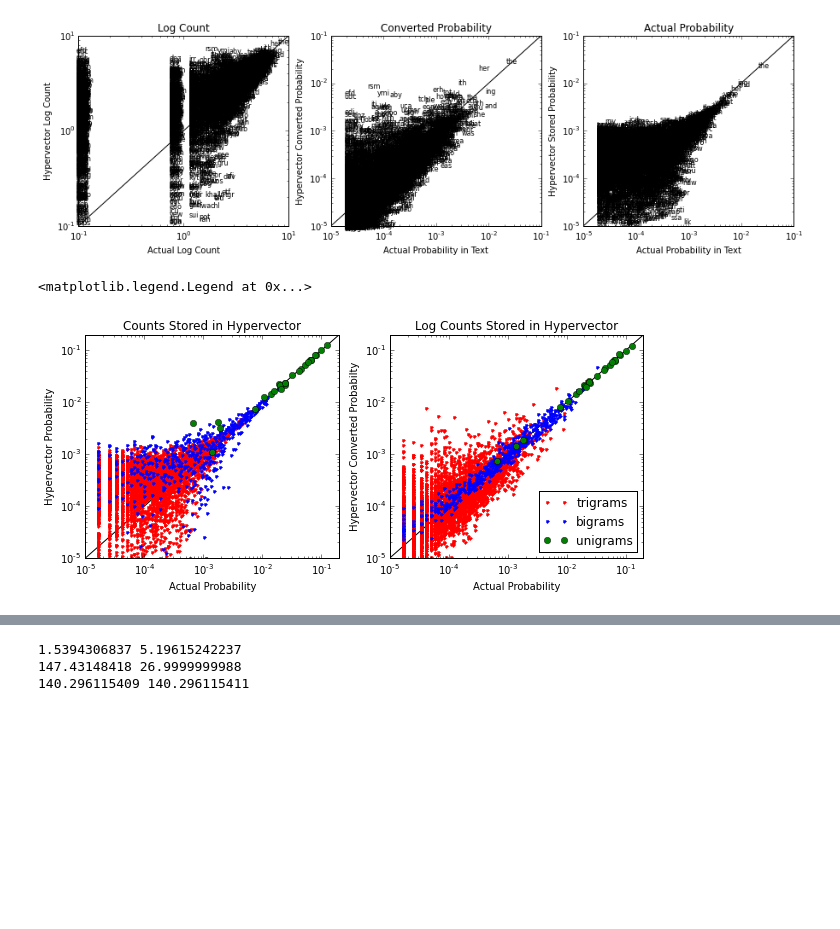
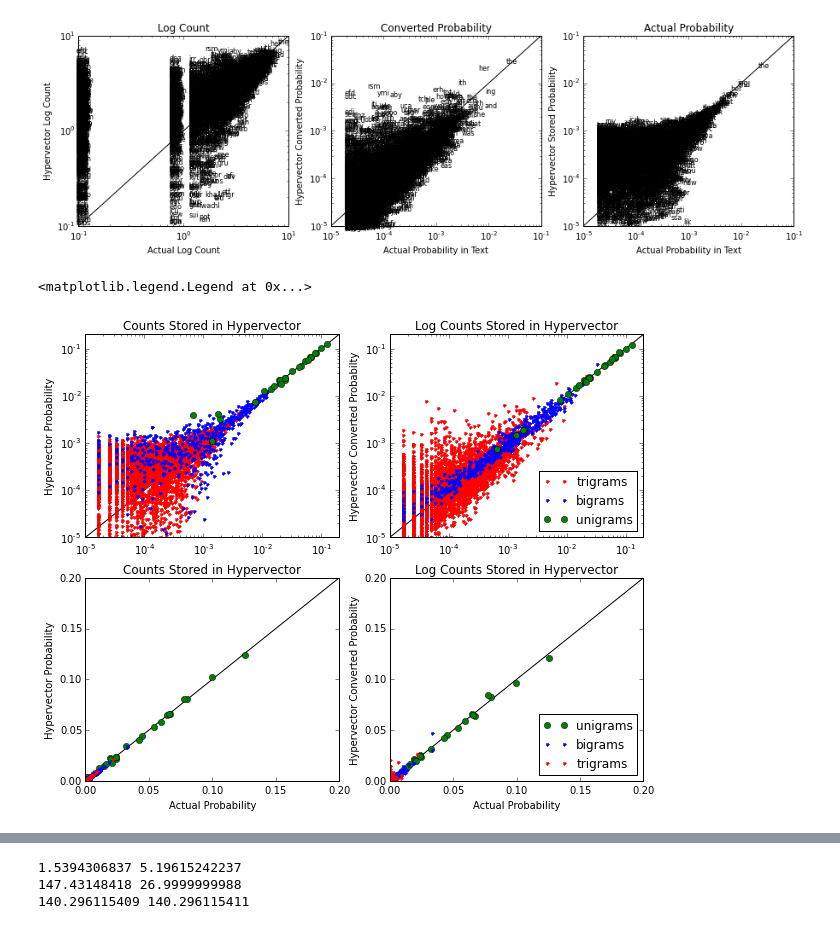
Before and after one commit to epaxon/HDlanguageDetection, a Jupyter notebook: hypervector_capacity-160401.ipynb, the cells around one changed output, grey strips where cells are left out. Saved outputs shown, nothing was run; the diff lists cells and outputs as text; code cells hidden in the pictures; blank space fills up the shorter version.

Commit message:
hypervector capacity experiments, storing log values

```diff
--- a/hypervector_capacity-160401.ipynb
+++ b/hypervector_capacity-160401.ipynb
@@ -575,41 +575,61 @@ ylabel('Hypervector Stored Probability')
 <matplotlib.text.Text at 0x...>
 [figure]
 # %%
-figure(figsize=(10,4))
+figure(figsize=(10,8))
 
-ax1 = subplot(121)
+ax1 = subplot(221)
 plot([1e-5,2e-1], [1e-5, 2e-1], 'k')
 
 plot(letter_counts3/len(alice_text), abs(letter_vals3)/len(alice_text), '.r')
 plot(letter_counts2/len(alice_text), abs(letter_vals2), '.b')
 plot(letter_counts/len(alice_text), abs(hyp_prob1), 'og')
 
 ax1.set_xscale('log')
 ax1.set_yscale('log')
 ax1.set_xlim([1e-5, 2e-1])
 ax1.set_ylim([1e-5, 2e-1])
 title('Counts Stored in Hypervector')
-xlabel('Actual Probability')
 ylabel('Hypervector Probability')
 
-ax2 = subplot(122)
+ax2 = subplot(222)
 plot([1e-5, 2e-1], [1e-5, 2e-1], 'k')
 
 plot(letter_counts3/len(alice_text), np.exp(abs(letter_vals_log3))/len(alice_text), '.r', label='trigrams')
 plot(letter_counts2/len(alice_text), np.exp(abs(letter_vals_log2))/len(alice_text), '.b', label='bigrams')
 plot(letter_counts/len(alice_text), np.exp(abs(hyp_prob_log))/len(alice_text), 'og', label='unigrams')
 
 ax2.set_xscale('log')
 ax2.set_yscale('log')
 ax2.set_xlim([1e-5, 2e-1])
 ax2.set_ylim([1e-5, 2e-1])
 title('Log Counts Stored in Hypervector')
+ylabel('Hypervector Converted Probabilty')
+legend(loc='lower right')
+
+ax3 = subplot(223)
+plot([1e-5,2e-1], [1e-5, 2e-1], 'k')
+
+plot(letter_counts/len(alice_text), abs(hyp_prob1), 'og')
+plot(letter_counts2/len(alice_text), abs(letter_vals2), '.b')
+plot(letter_counts3/len(alice_text), abs(letter_vals3)/len(alice_text), '.r')
+
+title('Counts Stored in Hypervector')
+xlabel('Actual Probability')
+ylabel('Hypervector Probability')
+
+ax4= subplot(224)
+plot([1e-5, 2e-1], [1e-5, 2e-1], 'k')
+plot(letter_counts/len(alice_text), np.exp(abs(hyp_prob_log))/len(alice_text), 'og', label='unigrams')
+plot(letter_counts2/len(alice_text), np.exp(abs(letter_vals_log2))/len(alice_text), '.b', label='bigrams')
+plot(letter_counts3/len(alice_text), np.exp(abs(letter_vals_log3))/len(alice_text), '.r', label='trigrams')
+
+title('Log Counts Stored in Hypervector')
 xlabel('Actual Probability')
 ylabel('Hypervector Converted Probabilty')
 legend(loc='lower right')
 # %% [output]
 <matplotlib.legend.Legend at 0x...>
-[figure, old version]
+[figure, new version]
 # %%
 trigram_log_error = np.sqrt(np.sum((letter_counts3/len(alice_text) - np.exp(abs(letter_vals_log3))/len(alice_text)) ** 2))
 
```
Also changed, not shown: parts of 1 cell of this notebook.
